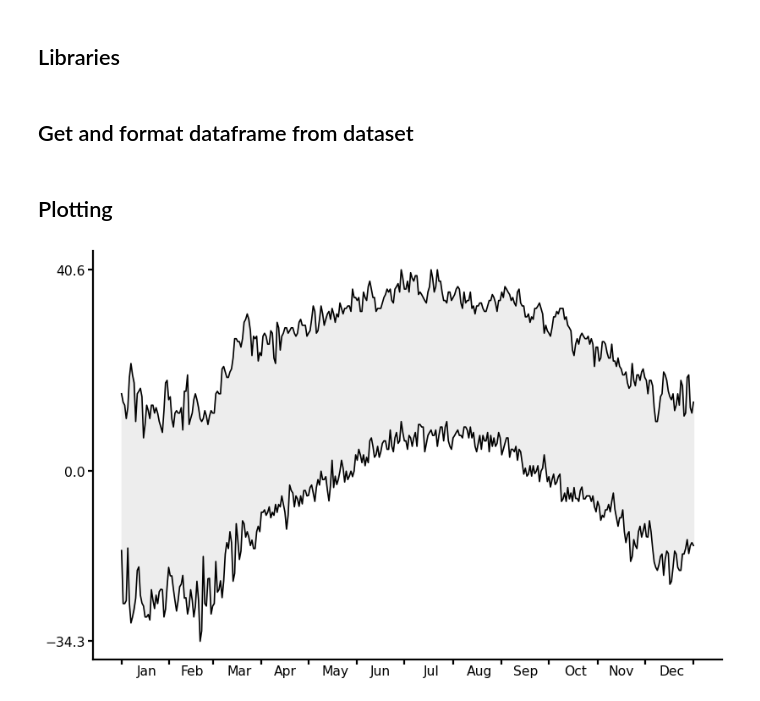
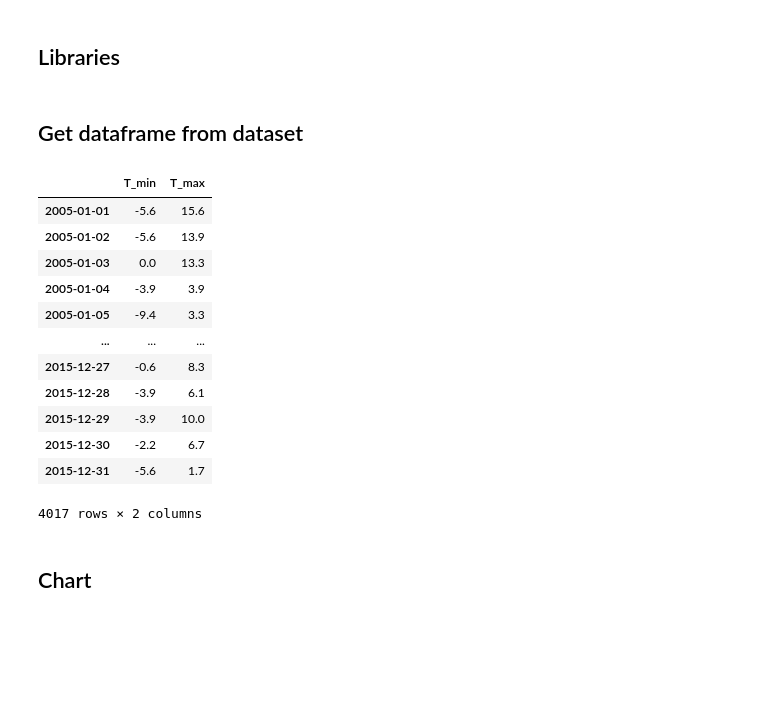
Before and after one commit to nicolaubruno/dataviz, a Jupyter notebook: Wheather Patterns/Plotting Weather Patterns.ipynb, the cells around one changed output. Saved outputs shown, nothing was run; the diff lists cells and outputs as text; code cells hidden in the pictures; blank space fills up the shorter version.

```diff
--- a/Wheather Patterns/Plotting Weather Patterns.ipynb
+++ b/Wheather Patterns/Plotting Weather Patterns.ipynb
@@ -36,5 +35,5 @@ from matplotlib import colors as mcolors
 # %% [markdown]
-## Get and format dataframe from dataset
+## Get dataframe from dataset
 # %%
 # Read dataset
 #df = pd.read_csv('data/C2A2_data/BinnedCsvs_d400/fb441e62df2d58994928907a91895ec62c2c42e6cd075c2700843b89.csv')
@@ -45,82 +44,53 @@ df['Date'] = pd.to_datetime(df['Date'])
 df = pd.pivot_table(
     df,
     values = 'Data_Value',
     index = ['Date'],
     aggfunc = [min, max]
 ).rename(
     columns = {
         'min': 'T_min',
         'max': 'T_max'
     }
 ).droplevel(1, axis = 1)
 df.index.name = None
 df[['T_min', 'T_max']] /= 10
 
+display(df)
+
 # Removing the days 29th February
 df = df.loc[~((df.index.month == 2) & (df.index.day == 29))]
 
 # Group by 2005-2014
-df_groups = df.groupby(lambda x: str(x.month) + '-' + str(x.day))
+df_groups = df.loc['2005':'2014'].groupby(lambda x: '2015-' + str(x.month) + '-' + str(x.day))
 df_all_years = pd.merge(
     df_groups.min()['T_min'],
     df_groups.max()['T_max'],
     how = 'inner',
     left_index = True,
     right_index = True
 )
 
-df_all_years.index = pd.to_datetime(df_all_years.index, format='%m-%d')
+df_all_years.index = pd.to_datetime(df_all_years.index)
 df_all_years.sort_index(inplace = True)
 
 # Group by 2015
 df_2015 = df.loc['2015']
-#df_2015.index = df_2015.index.strftime('%m-%d')
+df_2015.index  = pd.to_datetime(df_2015.index)
+df_2015_records_high = df_2015.where(df_2015['T_max'] > df_all_years['T_max']).dropna()['T_max']
+df_2015_records_low = df_2015.where(df_2015['T_min'] < df_all_years['T_min']).dropna()['T_min']
+# %% [output]
+|  | T_min | T_max |
+| 2005-01-01 | -5.6 | 15.6 |
+| 2005-01-02 | -5.6 | 13.9 |
+| 2005-01-03 | 0.0 | 13.3 |
+| 2005-01-04 | -3.9 | 3.9 |
+| 2005-01-05 | -9.4 | 3.3 |
+| ... | ... | ... |
+| 2015-12-27 | -0.6 | 8.3 |
+| 2015-12-28 | -3.9 | 6.1 |
+| 2015-12-29 | -3.9 | 10.0 |
+| 2015-12-30 | -2.2 | 6.7 |
+| 2015-12-31 | -5.6 | 1.7 |
+4017 rows × 2 columns
 # %% [markdown]
-## Plotting
+## Chart
-# %%
-# Figure
-plt.figure(figsize = (12, 8), dpi = 80)
-
-# Plot data
-plt.plot(df_all_years['T_min'], color = 'black')
-plt.plot(df_all_years['T_max'], color = 'black')
-plt.fill_between(
-    df_all_years.index,
-    df_all_years['T_min'].to_numpy(),
-    df_all_years['T_max'].to_numpy(),
-    color = '#ededed'
-)
-
-# Creating a twin axis
-ax1 = plt.gca()
-ax2 = ax1.twiny()
-
-# Xticks
-months = pd.date_range(start='01-01-1900', end='01-01-1901', freq='M').append(pd.to_datetime(['01-01-1900']))
-months_labels = months.month_name().str.slice(stop = 3)
-ax1.set_xticks(months, labels = ['']*13, size = 16, ha = 'right')
-
-months = pd.date_range(start='1-01-1900', end='1-01-1901', freq='SM')[::2]
-months = months[[1, 3, 5, 8, 10]].union(months[[0, 2, 4, 6, 7, 9, 11]] + pd.Timedelta(days=2))
-months_labels = months.month_name().str.slice(stop = 3)
-ax2.set_xlim(ax1.get_xlim())
-ax2.xaxis.tick_bottom()
-ax2.tick_params(length = 0, pad = 5, labelsize = 14)
-ax2.set_xticks(months, labels = months_labels, ha = 'center')
-
-# Yticks
-plt.yticks([df_all_years['T_min'].min(), 0, df_all_years['T_max'].max()])
-ax1.tick_params(axis = 'both', labelsize = 14, width = 2, length = 5)
-
-# Remove spines
-for spine in ['right', 'top']:
-    ax1.spines[spine].set_visible(False)
-    ax2.spines[spine].set_visible(False)
-
-ax2.spines['bottom'].set_linewidth(2)
-ax2.spines['left'].set_linewidth(2)
-
-# Show
-plt.show()
-# %% [output]
-[figure, removed]
```
Also changed, not shown: parts of 3 cells of this notebook, 1 other file.
